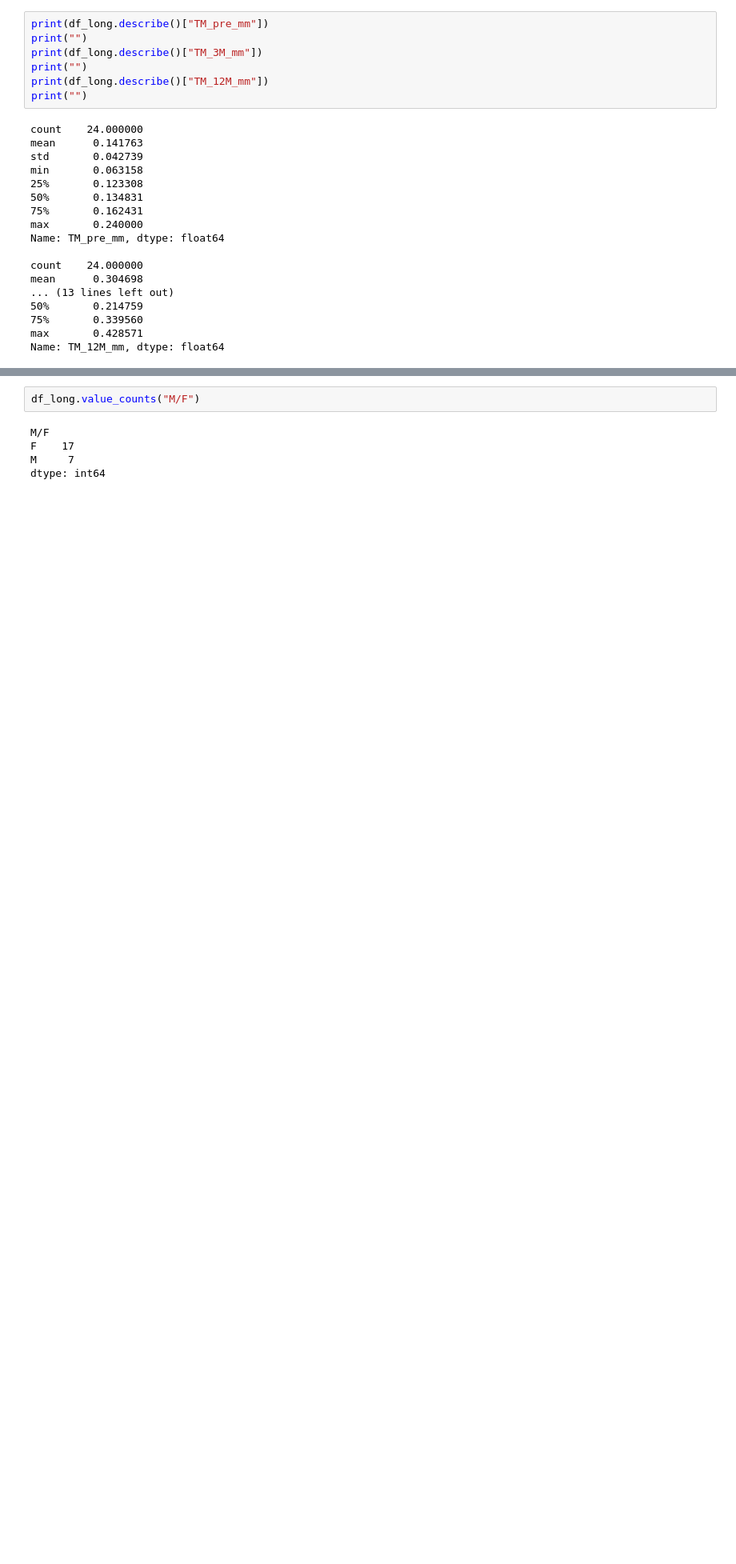
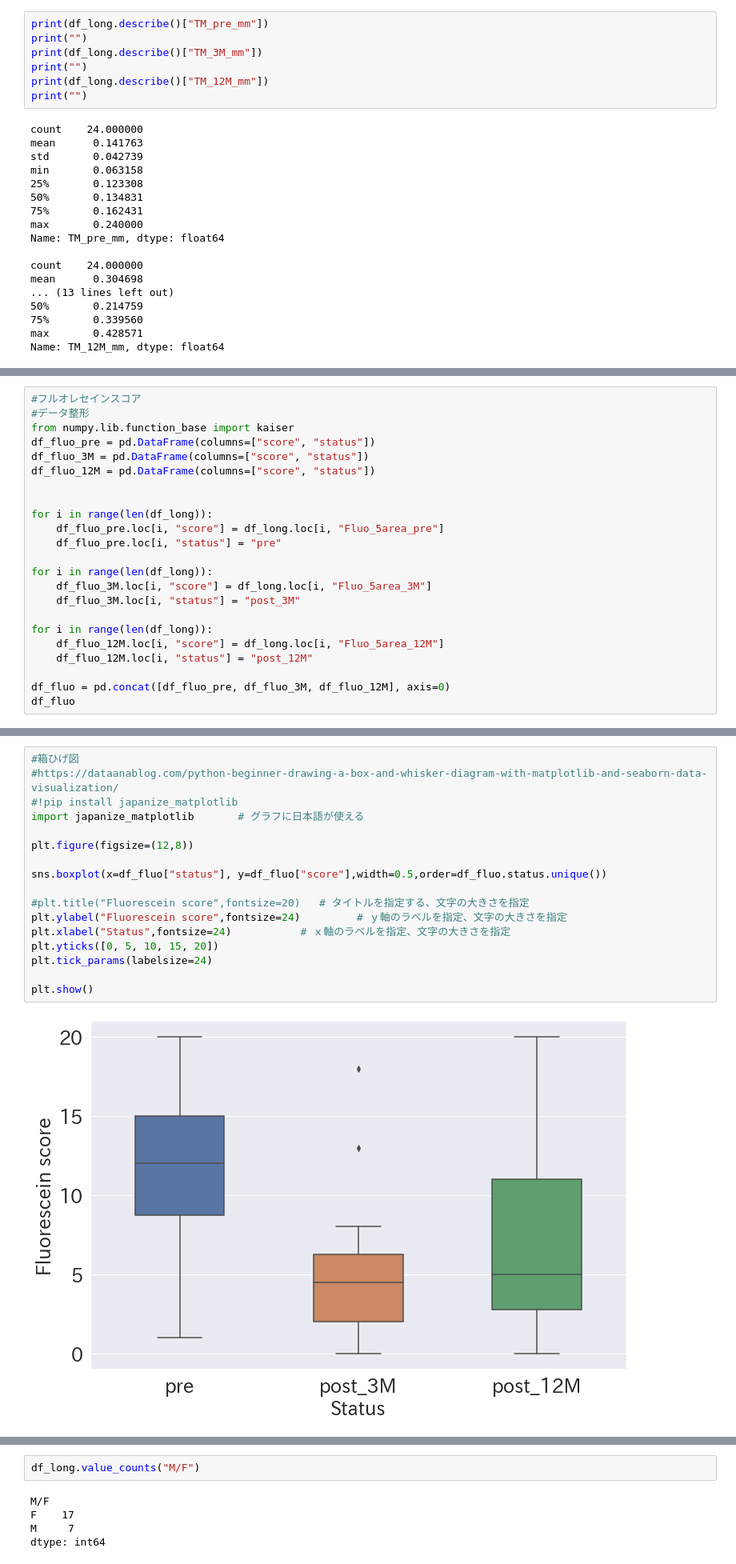
Before and after one commit to ykitaguchi77/statistics_for_articles, a Jupyter notebook: Canalicular_excision.ipynb, the cells around one changed output, grey strips where cells are left out. Shown at 80% size. Cells and saved outputs as stored; diff of their text form; blank space fills up the shorter version.

```diff
--- a/Canalicular_excision.ipynb
+++ b/Canalicular_excision.ipynb
@@ -335,0 +310,23 @@ WilcoxonResult(statistic=88.0, pvalue=0.2171954808721165)
+# %%
+#フルオレセインスコア
+#データ整形
+from numpy.lib.function_base import kaiser
+df_fluo_pre = pd.DataFrame(columns=["score", "status"])
+df_fluo_3M = pd.DataFrame(columns=["score", "status"])
+df_fluo_12M = pd.DataFrame(columns=["score", "status"])
+
+
+for i in range(len(df_long)):
+    df_fluo_pre.loc[i, "score"] = df_long.loc[i, "Fluo_5area_pre"]
+    df_fluo_pre.loc[i, "status"] = "pre"
+
+for i in range(len(df_long)):
+    df_fluo_3M.loc[i, "score"] = df_long.loc[i, "Fluo_5area_3M"]
+    df_fluo_3M.loc[i, "status"] = "post_3M"
+
+for i in range(len(df_long)):
+    df_fluo_12M.loc[i, "score"] = df_long.loc[i, "Fluo_5area_12M"]
+    df_fluo_12M.loc[i, "status"] = "post_12M"
+
+df_fluo = pd.concat([df_fluo_pre, df_fluo_3M, df_fluo_12M], axis=0)
+df_fluo
@@ -335,0 +347,19 @@ WilcoxonResult(statistic=88.0, pvalue=0.2171954808721165)
+# %%
+#箱ひげ図
+#https://dataanablog.com/python-beginner-drawing-a-box-and-whisker-diagram-with-matplotlib-and-seaborn-data-visualization/
+#!pip install japanize_matplotlib
+import japanize_matplotlib       # グラフに日本語が使える
+
+plt.figure(figsize=(12,8))
+
+sns.boxplot(x=df_fluo["status"], y=df_fluo["score"],width=0.5,order=df_fluo.status.unique())
+
+#plt.title("Fluorescein score",fontsize=20)   # タイトルを指定する、文字の大きさを指定
+plt.ylabel("Fluorescein score",fontsize=24)         # ｙ軸のラベルを指定、文字の大きさを指定
+plt.xlabel("Status",fontsize=24)           # ｘ軸のラベルを指定、文字の大きさを指定
+plt.yticks([0, 5, 10, 15, 20])
+plt.tick_params(labelsize=24)
+
+plt.show()
+# %% [output]
+[figure, added]
```
Also changed, not shown: parts of 18 cells of this notebook.
